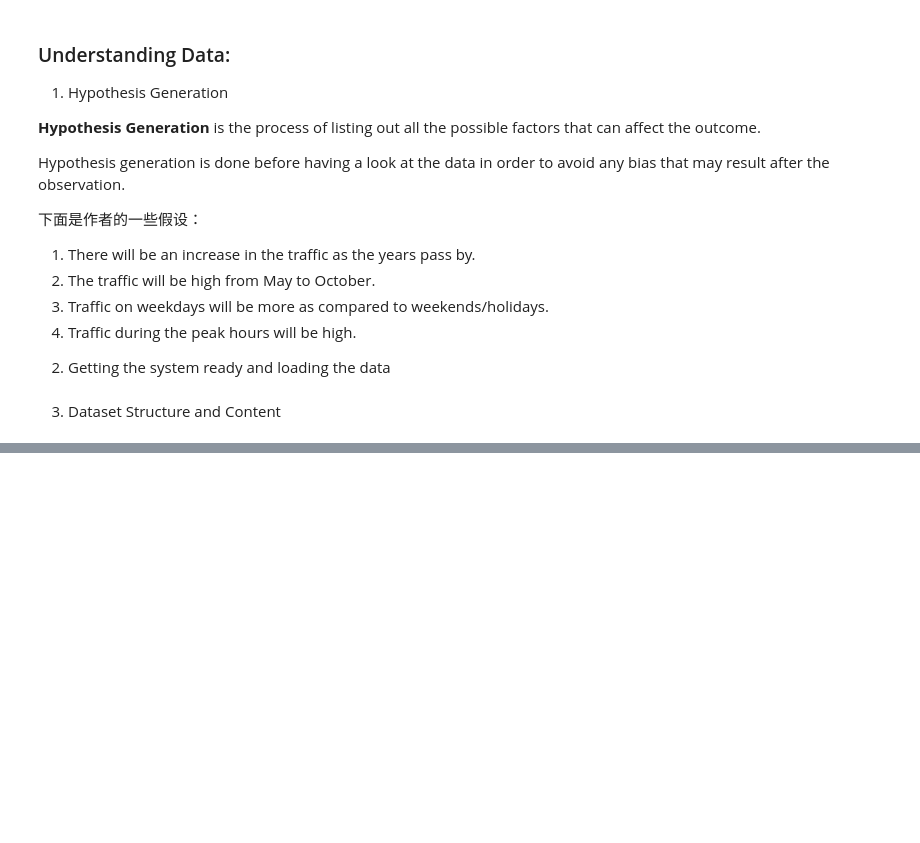
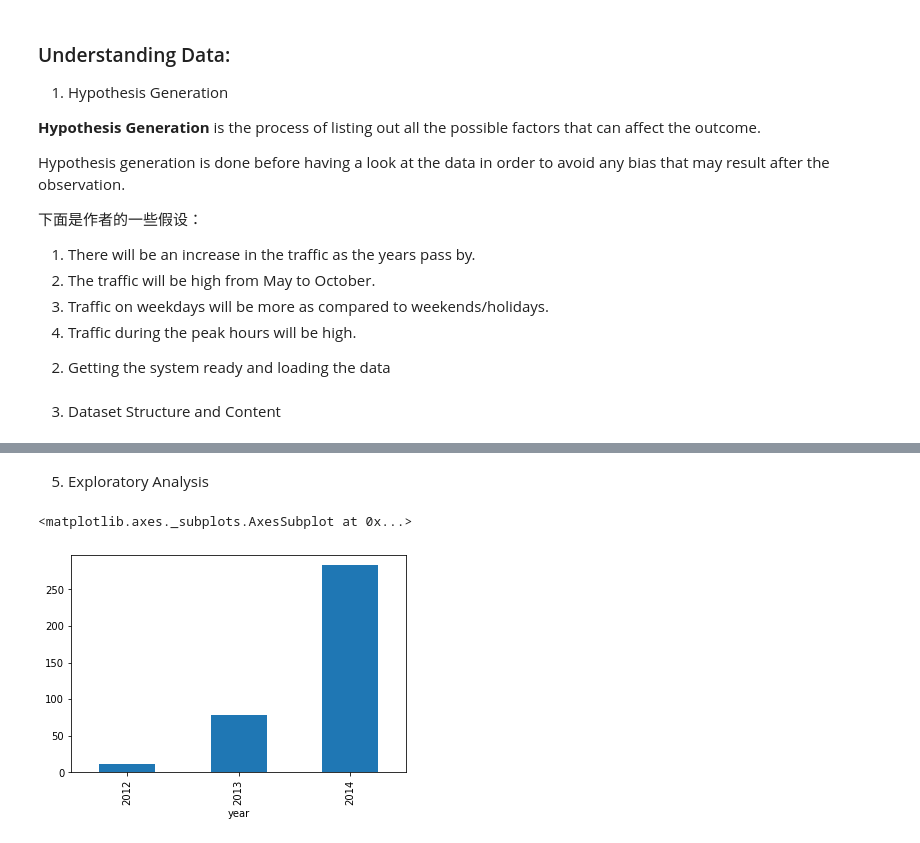
Before and after one commit to KunXie/myColab, a Jupyter notebook: Time_Series_notes.ipynb, the cells around one changed output, grey strips where cells are left out. Drawn from its saved outputs; the diff is of its cells as text; code cells hidden in the pictures; blank space fills up the shorter version.

```diff
--- a/Time_Series_notes.ipynb
+++ b/Time_Series_notes.ipynb
@@ -75,0 +142,8 @@ NameError: ignored
+# %% [markdown]
+5) Exploratory Analysis
+# %%
+# first hypothesis was traffic will increase as the years pass by.
+train.groupby('year')['Count'].mean().plot.bar()
+# %% [output]
+<matplotlib.axes._subplots.AxesSubplot at 0x...>
+[figure, added]
```
Also changed, not shown: parts of 22 cells of this notebook.
